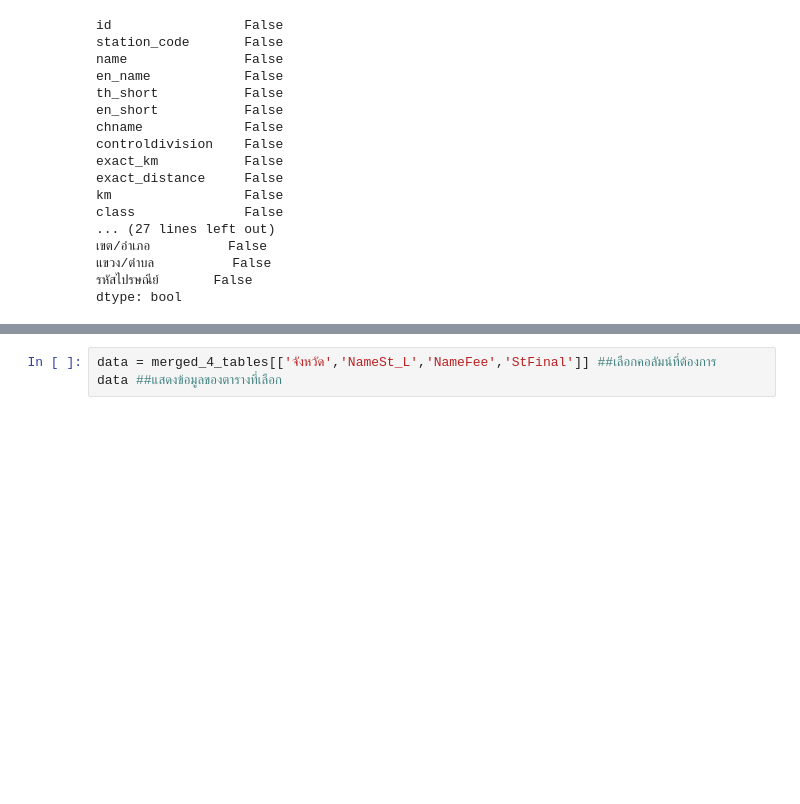
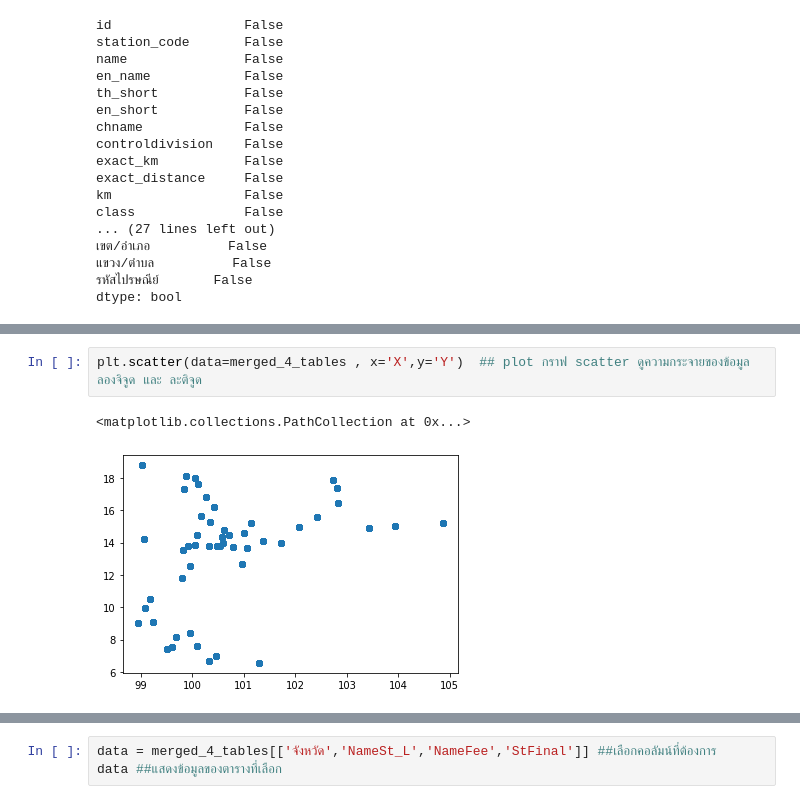
Before and after one commit to ThanikPimpiban/DWDM21, a Jupyter notebook: Project_final.ipynb, the cells around one changed output, grey strips where cells are left out. Saved outputs shown, nothing was run; the diff lists cells and outputs as text; blank space fills up the shorter version.

```diff
--- a/Project_final.ipynb
+++ b/Project_final.ipynb
@@ -496,0 +534,5 @@ dtype: bool
+# %%
+plt.scatter(data=merged_4_tables , x='X',y='Y')  ## plot กราฟ scatter ดูความกระจายของข้อมูล ลองจิจูด และ ละติจูด
+# %% [output]
+<matplotlib.collections.PathCollection at 0x...>
+[figure, added]
```
Also changed, not shown: parts of 16 cells of this notebook.
